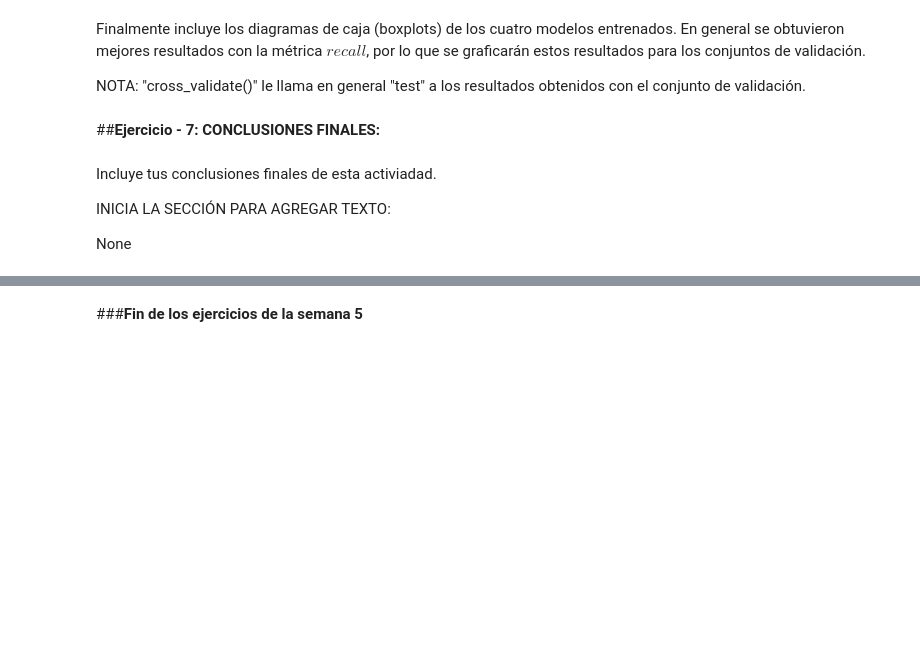
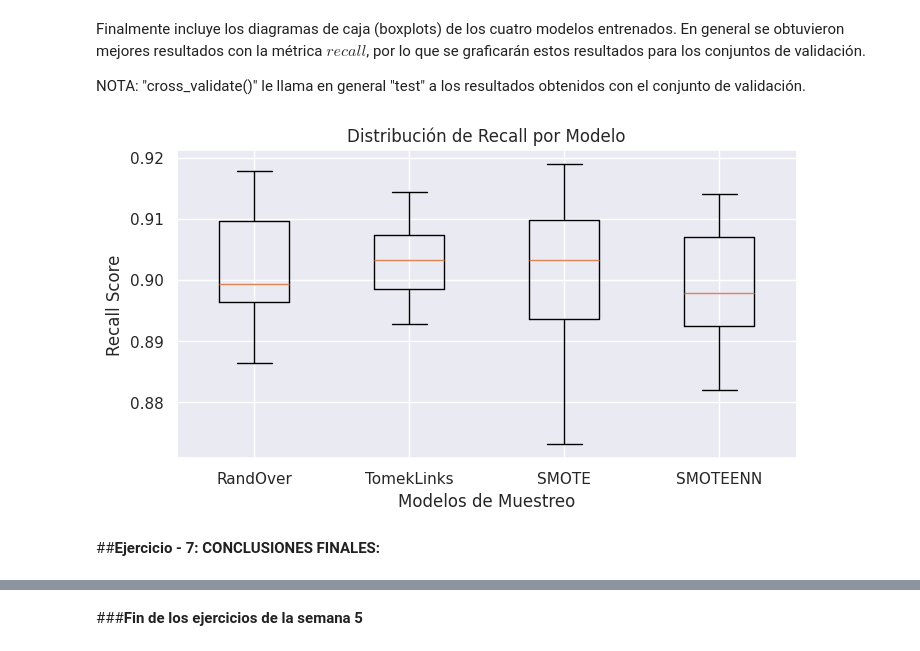
Before and after one commit to rosafigueroaA01748086/CursoIAGH, a Jupyter notebook: Semillero_IAyAA_clase_5_Claes_no_Balanceadas_CFM.ipynb, the cells around one changed output, grey strips where cells are left out. Saved outputs shown, nothing was run; the diff lists cells and outputs as text; code cells hidden in the pictures; blank space fills up the shorter version.

```diff
--- a/Semillero_IAyAA_clase_5_Claes_no_Balanceadas_CFM.ipynb
+++ b/Semillero_IAyAA_clase_5_Claes_no_Balanceadas_CFM.ipynb
@@ -263,11 +302,19 @@ def mi_gmean(yreal, ypred):
      # Sustituye None por tus líneas de código.
      # Se esperan en promedio unas 4 líneas de código.
 
-     None
+  yreal = np.ravel(yreal)
+  ypred = np.ravel(ypred)
 
-     gmean = None
+  # Matriz de confusión: [[TN, FP], [FN, TP]]
+  tn, fp, fn, tp = confusion_matrix(yreal, ypred).ravel()
 
-     return gmean
+  # Calcular sensibilidad y especificidad
+  sensitivity = tp / (tp + fn) if (tp + fn) > 0 else 0
+  specificity = tn / (tn + fp) if (tn + fp) > 0 else 0
+
+  gmean =  np.sqrt(sensitivity * specificity)
+
+  return gmean
 
      # TERMINA LA SECCIÓN PARA AGREGAR CÓDIGO.
      #########################################################################
@@ -318,16 +395,20 @@ def get_models_underoversampling():
   modelos, nombres = list(), list()
 
   # técnica y nombre: RandOver
-  None
+  modelos.append(RandomOverSampler())
+  nombres.append('RandOver')
 
   # técnica y nombre: TomekLinks
-  None
+  modelos.append(TomekLinks())
+  nombres.append('TomekLinks')
 
   # técnica y nombre: SMOTE
-  None
+  modelos.append(SMOTE())
+  nombres.append('SMOTE')
 
   # técnica y nombre: SMOTEENN
-  None
+  modelos.append(SMOTEENN())
+  nombres.append('SMOTEENN')
 
 
   return modelos, nombres
@@ -363,7 +444,7 @@ resultados = list()
 for i in range(len(modelosOU)):
 
   model = LogisticRegression(class_weight='balanced')
-  kfold = RepeatedStratifiedKFold(n_splits=5, n_repeats=3)
+  kfold = RepeatedStratifiedKFold(n_splits=5, n_repeats=3) #separar los modelos en 5
   pipe = make_pipeline((modelosOU[i]), (model))
 
 
@@ -378,19 +459,19 @@ for i in range(len(modelosOU)):
   # Se espera 1 línea de código en cada None.
 
   # Ejercicio 5.1:
-  mismetricas = None
+  # Corrected the typo in 'acurrancy' and used the standard string 'accuracy'
+  mismetricas = {'accuracy': 'accuracy', 'recall': make_scorer(mi_recall), 'gmean': make_scorer(mi_gmean)}
 
   # Ejercicio 5.2:
-  resultadosOU = None
+  resultadosOU = cross_validate(pipe,X, y, scoring=mismetricas, cv=kfold)
 
   # Ejercicio 5.3:
   # agregando resultados a la lista:
-  None
+  resultados.append(resultadosOU)
 
 
   # TERMINA LA SECCIÓN PARA AGREGAR CÓDIGO.
   #########################################################################
-
 
 
 
@@ -415,30 +516,32 @@ NOTA: "cross_validate()" le llama en general "test" a los resultados obtenidos c
 # %%
 sns.set(rc={'figure.figsize':(8,4)})
 
 #########################################################################
 #########################################################################
 # INICIA LA SECCIÓN PARA AGREGAR CÓDIGO.
 # Ejercicio 6
 # Incluir el diagrama de caja de cada modelo de los resultados obtenidos
 # con la métrica Recall.
 # Sustituye None por las líneas de código.
 # Se esperan unas 5 líneas de código aproximadamente.
 
-None
+recall_results = [resultados[i]['test_recall'] for i in range(len(resultados))]
+
+# Create a boxplot using seaborn
+plt.boxplot(recall_results, labels=nombres, showfliers=False)
+plt.title('Distribución de Recall por Modelo')
+plt.xlabel('Modelos de Muestreo')
+plt.ylabel('Recall Score')
 
 # TERMINA LA SECCIÓN PARA AGREGAR CÓDIGO.
 #########################################################################
 
 plt.show()
+# %% [output]
+[figure, added]
 # %%
 print(classification_report(y_val, yhat))
 
 print(classification_report_imbalanced(y_val,yhat))
 # %% [markdown]
 ##**Ejercicio - 7: CONCLUSIONES FINALES:**
-# %% [markdown]
-Incluye tus conclusiones finales de esta activiadad.
-
-INICIA LA SECCIÓN PARA AGREGAR TEXTO:
-
-None
```
Also changed, not shown: parts of 12 cells of this notebook.
